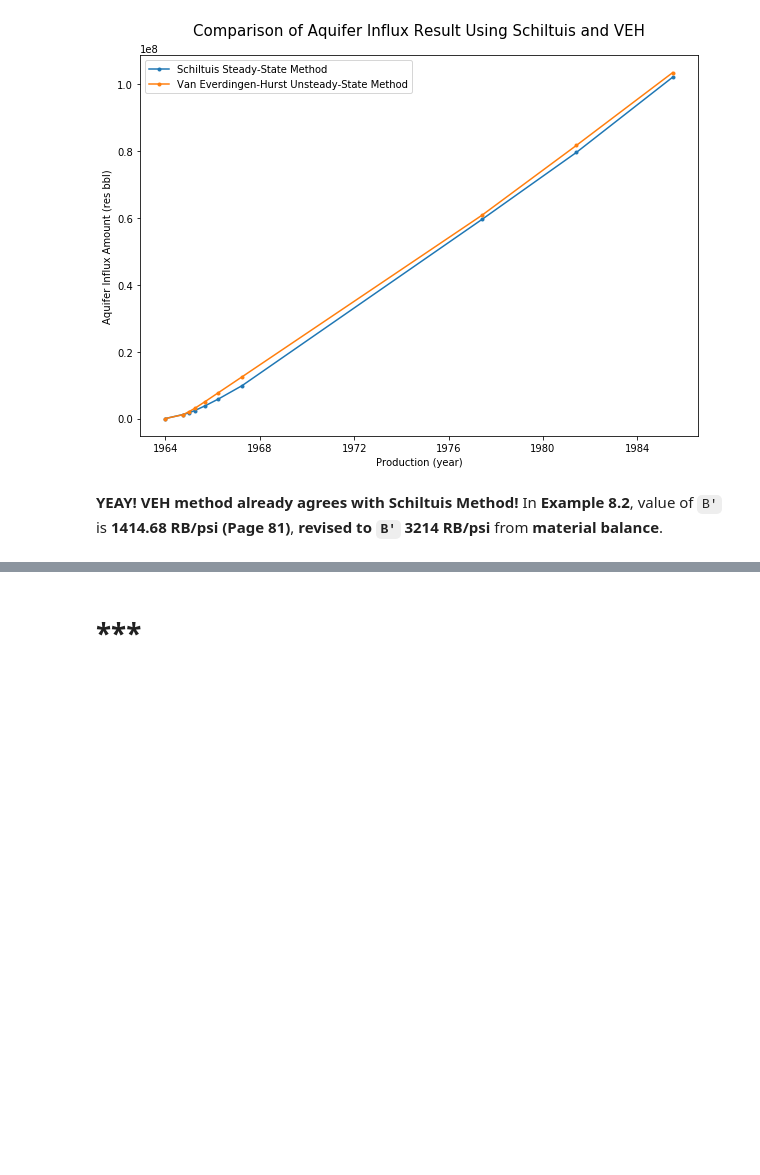
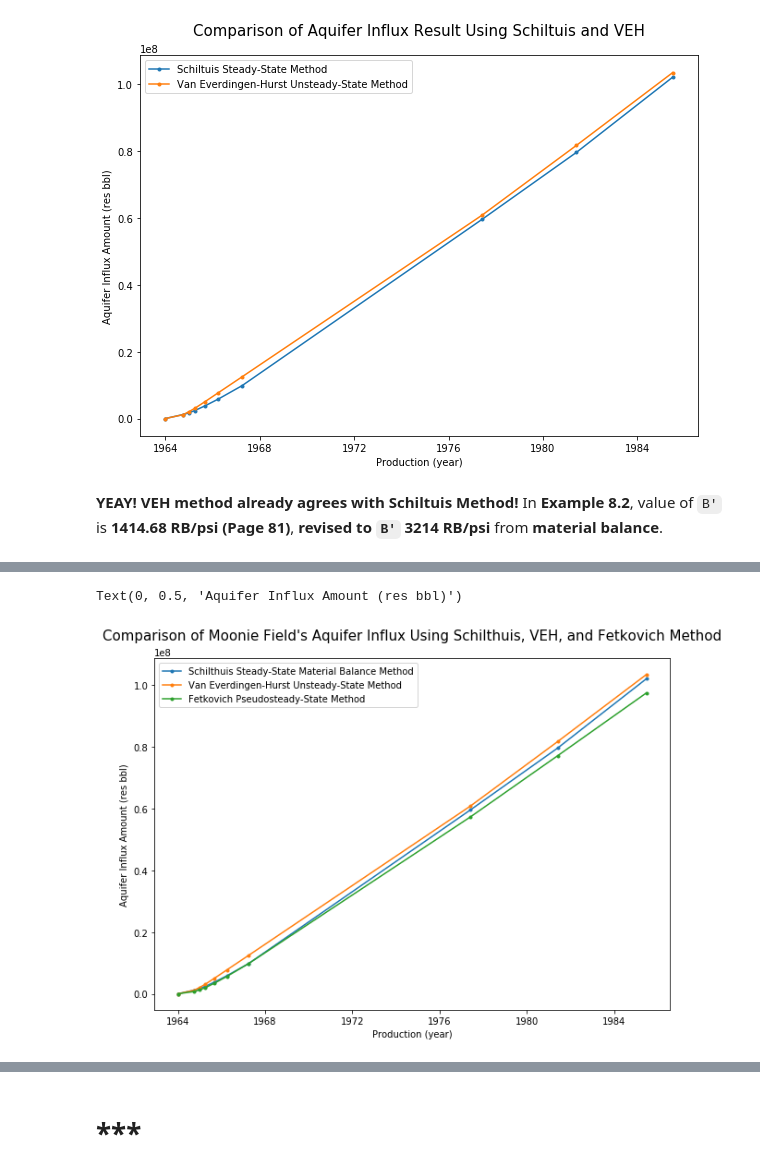
Before and after one commit to yohanesnuwara/reservoir-engineering, a Jupyter notebook: Unit 8 Aquifer Influx/notebook/8_examples.ipynb, the cells around one changed output, grey strips where cells are left out. Saved outputs shown, nothing was run; the diff lists cells and outputs as text; code cells hidden in the pictures; blank space fills up the shorter version.

```diff
--- a/Unit 8 Aquifer Influx/notebook/8_examples.ipynb
+++ b/Unit 8 Aquifer Influx/notebook/8_examples.ipynb
@@ -625,10 +644,13 @@ for x in range(len(indextimes)): # range from j index 1 to 9
 "plot Fig 8.4"
 "Compare We result of SCHILTUIS STEADY-STATE (Problem 8.2) to this method VEH UNSTEADY-STATE (Problem 8.3)"
 # RUN FIRST codes in Problem 8.2
-We_schiltuis = We
 We_veh = We_arr_revised
 
 "Create Fig 8.1"
+
+from pandas.plotting import register_matplotlib_converters
+register_matplotlib_converters()
+
 # schiltuis plot
 plt.figure(figsize=(10, 7))
 p1 = plt.plot(data3.t, We_schiltuis, '.-')
@@ -636,6 +658,4 @@ p2 = plt.plot(data3.t, We_veh, '.-')
 plt.legend((p1[0], p2[0]), ('Schiltuis Steady-State Method', 'Van Everdingen-Hurst Unsteady-State Method'))
 plt.title("Comparison of Aquifer Influx Result Using Schiltuis and VEH", pad=20, size=15)
 plt.xlabel("Production (year)"); plt.ylabel("Aquifer Influx Amount (res bbl)")
-
-print(We_arr_revised)
 # %% [output]
@@ -645,0 +670,20 @@ print(We_arr_revised)
+# %%
+def fetkovich_initial_encroachable_water(pi, ct, r_R, r_aq, h_aq, poro, theta):
+  "calculate initial encroachable water"
+  # r_R: reservoir size (radius of cylindrical-assumed reservoir), in ft
+  # r_aq: aquifer size, in ft
+  # theta: for full circle cylindrical, theta=360. if half-circle, theta=180
+  Wei = (pi * ct * np.pi * ((r_aq**2) - (r_R**2)) * h_aq * poro * theta) / (5.61458 * 360)
+  return(Wei)
+
+def fetkovich_productivity_index_flow(perm, h_aq, mu_w, r_aq, r_R, theta):
+  "calculate productivity index for condition of FLOW FROM THE AQUIFER"
+  # mu_w: water viscosity
+  J = (0.007082 * perm * h_aq * theta) / ((mu_w * (np.log(r_aq / r_R) - 0.75) * 360))
+  return(J)
+
+def fetkovich_productivity_index_noflow(perm, h, mu_w, r_aq, r_R, theta):
+  "calculate productivity index for condition of NO FLOW / CONSTANT PRESSURE AT THE OUTER BOUNDARY"
+  # mu_w: water viscosity
+  J = (0.007082 * perm * h_aq * theta) / ((mu_w * (np.log(r_aq / r_R)) * 360))
+  return(J)
@@ -645,0 +812,16 @@ print(We_arr_revised)
+# %%
+"plot Fig 8.6 comparison between Schiltuis steady material balance, VEH unsteady method, and Fetkovich pseudosteady material balance"
+
+from pandas.plotting import register_matplotlib_converters
+register_matplotlib_converters()
+
+plt.figure(figsize=(10, 7))
+p1 = plt.plot(data4.t, We_schiltuis, '.-')
+p2 = plt.plot(data4.t, We_veh, '.-')
+p3 = plt.plot(data4.t, We_fetkovich, '.-')
+plt.legend((p1[0], p2[0], p3[0]), ('Schilthuis Steady-State Material Balance Method', 'Van Everdingen-Hurst Unsteady-State Method', 'Fetkovich Pseudosteady-State Method'))
+plt.title("Comparison of Moonie Field's Aquifer Influx Using Schilthuis, VEH, and Fetkovich Method", pad=20, size=15)
+plt.xlabel("Production (year)"); plt.ylabel("Aquifer Influx Amount (res bbl)")
+# %% [output]
+Text(0, 0.5, 'Aquifer Influx Amount (res bbl)')
+[figure, added]
```
Also changed, not shown: parts of 20 cells of this notebook.
